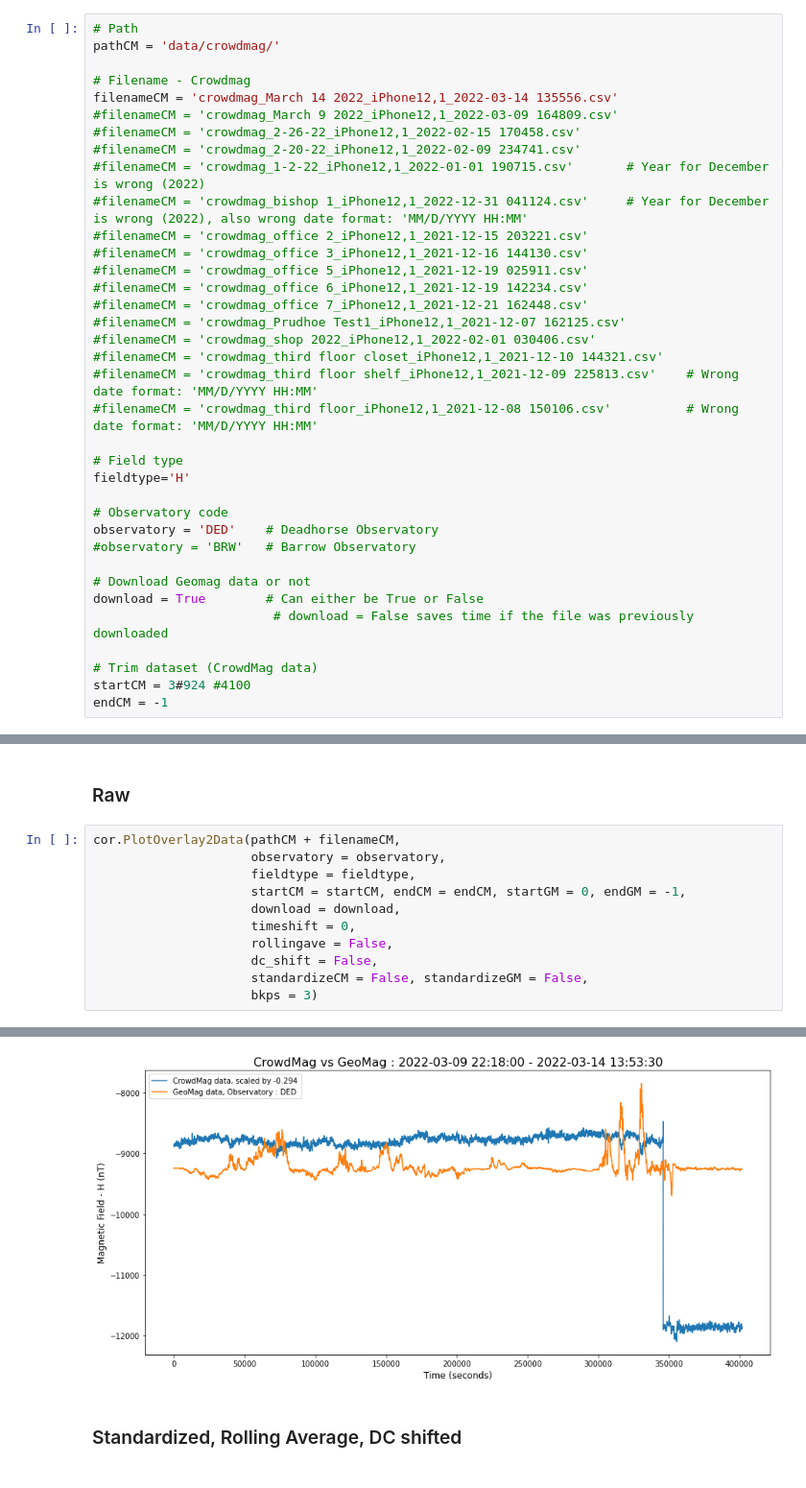
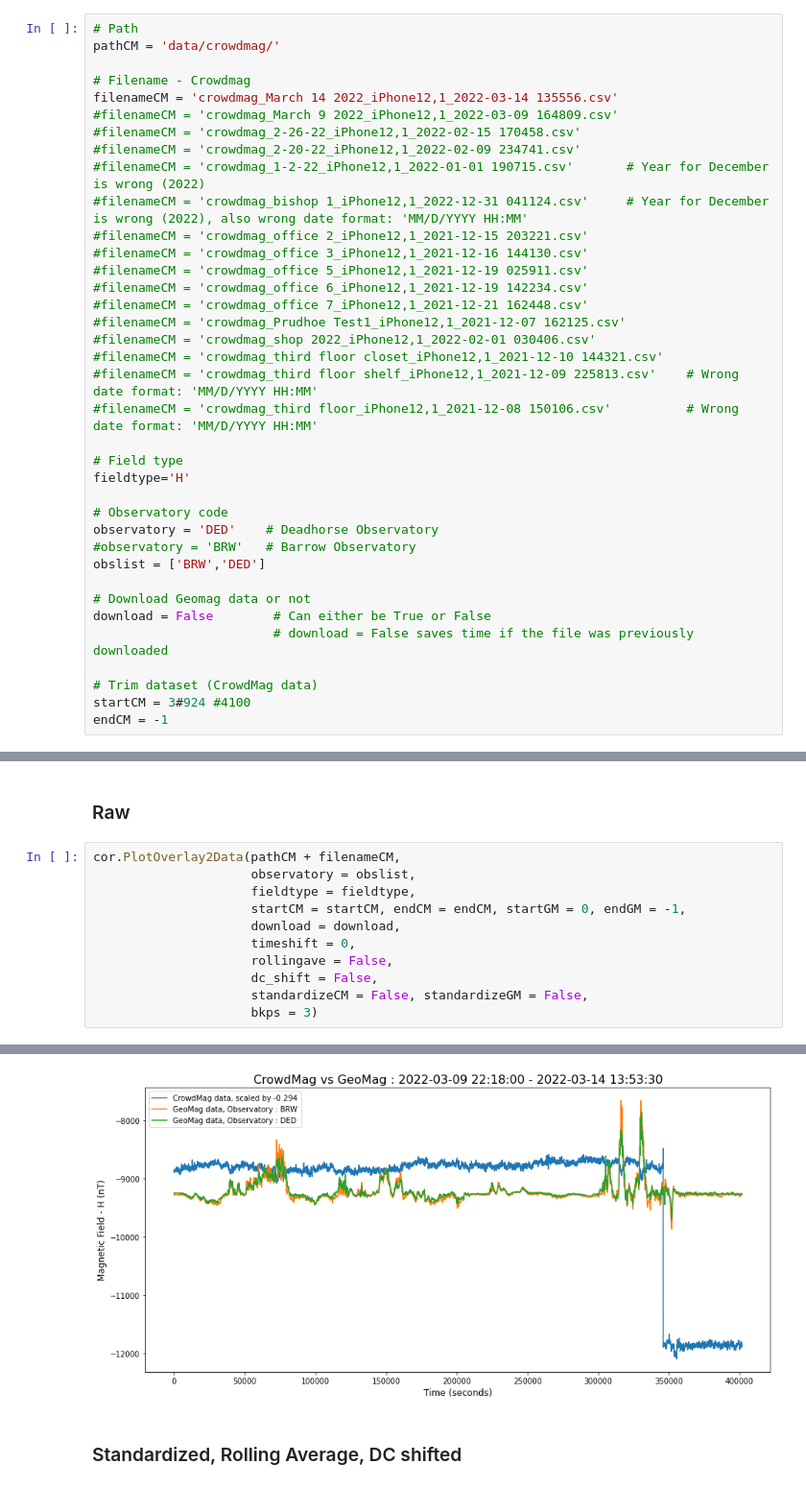
Before and after one commit to juditbergfalk/magneto, a Jupyter notebook: CrowdMag.ipynb, the cells around one changed output, grey strips where cells are left out. Shown at 96% size. Cells and saved outputs as stored; diff of their text form.

Commit message:
[JB] overlaying multiple observatory data

```diff
--- a/CrowdMag.ipynb
+++ b/CrowdMag.ipynb
@@ -49,9 +49,10 @@ fieldtype='H'
 # Observatory code
 observatory = 'DED'    # Deadhorse Observatory
 #observatory = 'BRW'   # Barrow Observatory
+obslist = ['BRW','DED']
 
 # Download Geomag data or not
-download = True        # Can either be True or False
+download = False        # Can either be True or False
                         # download = False saves time if the file was previously downloaded
 
 # Trim dataset (CrowdMag data)
@@ -203,7 +180,7 @@ Geomag data file location: 'C:\Users\judit\OneDrive\Documents\GitHub\NOAA_CrowdM
 ### Raw
 # %%
 cor.PlotOverlay2Data(pathCM + filenameCM,
-                     observatory = observatory,
+                     observatory = obslist,
                      fieldtype = fieldtype,
                      startCM = startCM, endCM = endCM, startGM = 0, endGM = -1,
                      download = download,
@@ -228,4 +193,4 @@ Geomag data file location: 'C:\Users\judit\OneDrive\Documents\GitHub\NOAA_CrowdM
-[figure, old version]
+[figure, new version]
 # %% [markdown]
 ### Standardized, Rolling Average, DC shifted
 # %%
```
Also changed, not shown: parts of 9 cells of this notebook, 5 other files.
